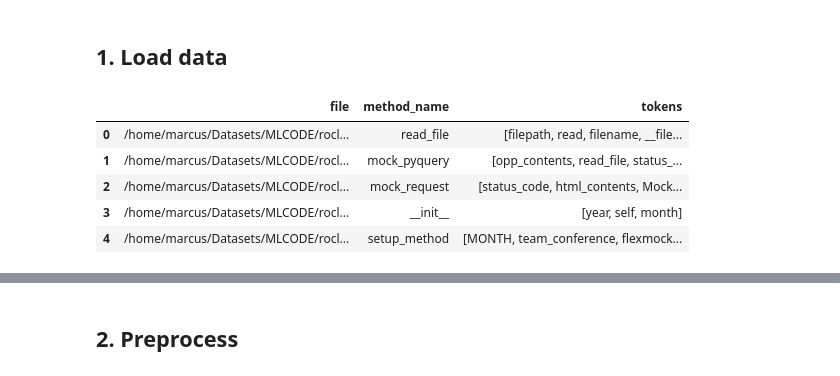
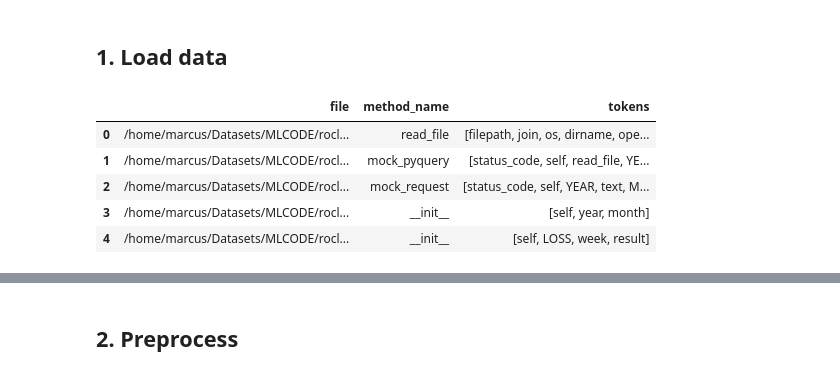
Before and after one commit to mhagglun/code2vec, a Jupyter notebook: IdentifierExtractor/Preprocessing.ipynb, the cells around one changed output, grey strips where cells are left out. Drawn from its saved outputs; the diff is of its cells as text; code cells hidden in the pictures.

```diff
--- a/IdentifierExtractor/Preprocessing.ipynb
+++ b/IdentifierExtractor/Preprocessing.ipynb
@@ -9,12 +6,15 @@ _DATA_DIR = '../data/' + data
+# %%
+DATASET_NAME = 'tokens_small'
+_DATA_DIR = f'../data/{DATASET_NAME}'
 # %% [markdown]
 ## 1. Load data
 # %%
-df = pd.read_json(_DATA_DIR + '/code2lib.json')
+df = pd.read_json(_DATA_DIR + '/tokens.json')
 df.head()
 # %% [output]
 |  | file | method_name | tokens |
-| 0 | /home/marcus/Datasets/MLCODE/rocl... | read_file | [filepath, read, filename, __file... |
-| 1 | /home/marcus/Datasets/MLCODE/rocl... | mock_pyquery | [opp_contents, read_file, status_... |
-| 2 | /home/marcus/Datasets/MLCODE/rocl... | mock_request | [status_code, html_contents, Mock... |
-| 3 | /home/marcus/Datasets/MLCODE/rocl... | __init__ | [year, self, month] |
-| 4 | /home/marcus/Datasets/MLCODE/rocl... | setup_method | [MONTH, team_conference, flexmock... |
+| 0 | /home/marcus/Datasets/MLCODE/rocl... | read_file | [filepath, join, os, dirname, ope... |
+| 1 | /home/marcus/Datasets/MLCODE/rocl... | mock_pyquery | [status_code, self, read_file, YE... |
+| 2 | /home/marcus/Datasets/MLCODE/rocl... | mock_request | [status_code, self, YEAR, text, M... |
+| 3 | /home/marcus/Datasets/MLCODE/rocl... | __init__ | [self, year, month] |
+| 4 | /home/marcus/Datasets/MLCODE/rocl... | __init__ | [self, LOSS, week, result] |
```
Also changed, not shown: parts of 10 cells of this notebook, 3 other files.
